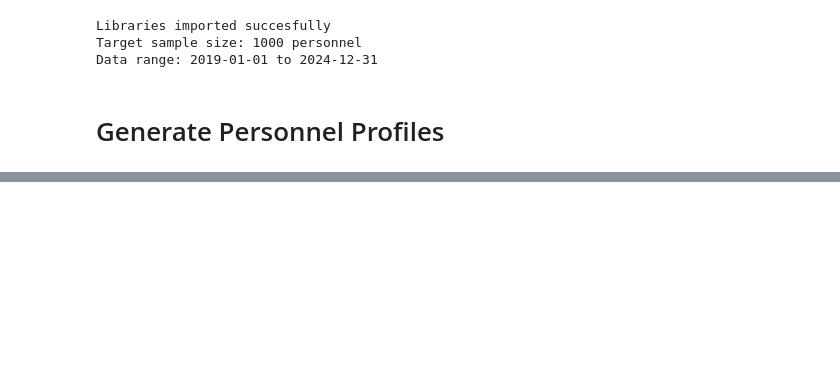
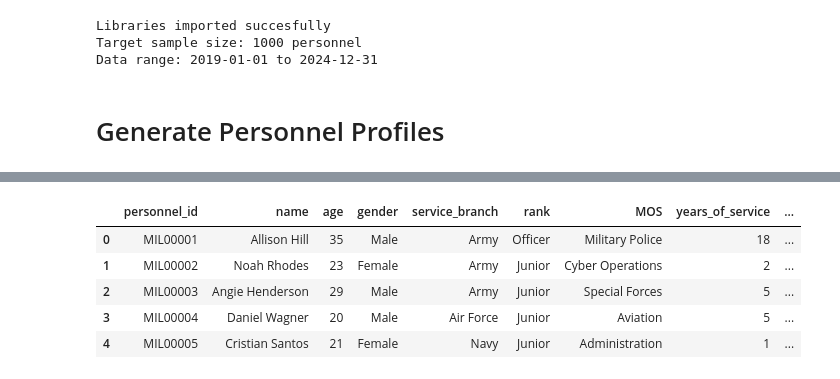
Before and after one commit to addetsi/Military-Personnel-Deployment-and-Attrition-Risk-Modeling, a Jupyter notebook: 01_data_generation .ipynb, the cells around one changed output, grey strips where cells are left out. Cells and saved outputs as stored; diff of their text form; code cells hidden in the pictures; blank space fills up the shorter version.

```diff
--- a/01_data_generation .ipynb
+++ b/01_data_generation .ipynb
@@ -54,0 +31,83 @@ def generate_base_personnel(n=config.N_PERSONNEL):
+# %%
+def generate_base_personnel(n=config.N_PERSONNEL):
+    """
+    Generate base personnel profiles with demographics and identifiers.
+
+    Parameters:
+    -----------
+    n : int
+        Number of personnel records to generate
+
+    Returns:
+    --------
+    pd.DataFrame with base personnel information
+    """
+
+    data = []
+
+    for i in range(n):
+        #Generate service branch(weighted distribution)
+        branch = np.random.choice(
+            list(config.BRANCH_DISTRIBUTION.keys()),
+            p=list(config.BRANCH_DISTRIBUTION.values())
+
+        )
+
+        # Generate rank (weighted distribution)
+        rank = np.random.choice(
+            list(config.RANK_DISTRIBUTION.keys()),
+            p=list(config.RANK_DISTRIBUTION.values())
+
+        )
+
+         # Years of service correlated with rank
+        if rank == "Junior":
+            years_service = np.random.randint(0, 8)
+            age = np.random.randint(18, 30)
+        elif rank == "NCO":
+            years_service = np.random.randint(5, 18)
+            age = np.random.randint(25, 42)
+        else:  # Officer
+            years_service = np.random.randint(8, 30)
+            age = np.random.randint(28, 55)
+
+        # Contract end date (current date + remaining contract)
+        contract_months_remaining = np.random.randint(1, 48)  # 1-48 months
+        contract_end = datetime.strptime(config.END_DATE, "%Y-%m-%d") + timedelta(days=contract_months_remaining*30)
+
+        record = {
+            'personnel_id': f"MIL{str(i+1).zfill(5)}",
+            'name': fake.name(),
+            'age': age,
+            'gender': np.random.choice(config.GENDER_OPTIONS),
+            'service_branch': branch,
+            'rank': rank,
+            'MOS': np.random.choice(config.MOS_LIST),
+            'years_of_service': years_service,
+            'contract_end_date': contract_end.strftime("%Y-%m-%d"),
+            'marital_status': np.random.choice(config.MARITAL_STATUS_OPTIONS, p=[0.35, 0.50, 0.12, 0.03]),
+            'dependents': np.random.randint(0, 6),
+            'education_level': np.random.choice(
+                config.EDUCATION_LEVELS,
+                p=[0.30, 0.20, 0.35, 0.12, 0.03]  # Most have high school or bachelor's
+            )
+        }
+
+        data.append(record)
+
+    df = pd.DataFrame(data)
+
+    # Calculate months until contract end
+    df['contract_end_date'] = pd.to_datetime(df['contract_end_date'])
+    current_date = pd.to_datetime(config.END_DATE)
+    df['months_until_contract_end'] = ((df['contract_end_date'] - current_date).dt.days / 30).round(0).astype(int)
+
+    return df
+
+# Generate base personnel
+personnel_df = generate_base_personnel()
+
+print(f"Generated {len(personnel_df)} personnel records")
+print(f"\nSample records:")
+personnel_df.head()
+# %% [output]
@@ -54,0 +117,6 @@ def generate_base_personnel(n=config.N_PERSONNEL):
+|  | personnel_id | name | age | gender | service_branch | rank | MOS | years_of_service | ... |
+| 0 | MIL00001 | Allison Hill | 35 | Male | Army | Officer | Military Police | 18 | ... |
+| 1 | MIL00002 | Noah Rhodes | 23 | Female | Army | Junior | Cyber Operations | 2 | ... |
+| 2 | MIL00003 | Angie Henderson | 29 | Male | Army | Junior | Special Forces | 5 | ... |
+| 3 | MIL00004 | Daniel Wagner | 20 | Male | Air Force | Junior | Aviation | 5 | ... |
+| 4 | MIL00005 | Cristian Santos | 21 | Female | Navy | Junior | Administration | 1 | ... |
```
Also changed, not shown: parts of 24 cells of this notebook, 3 other files.
